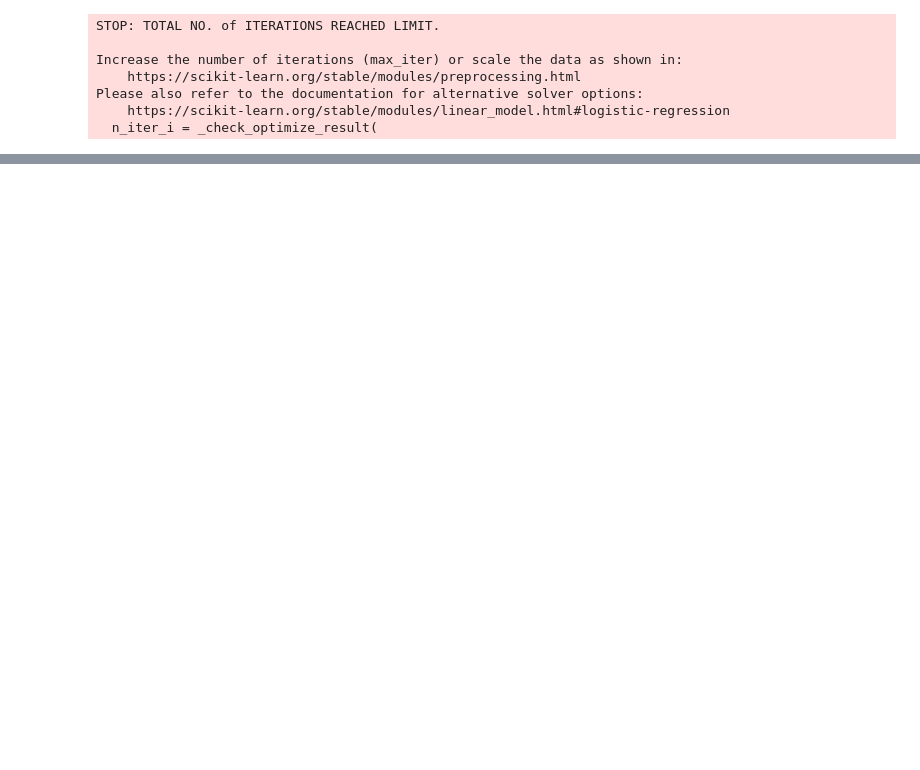
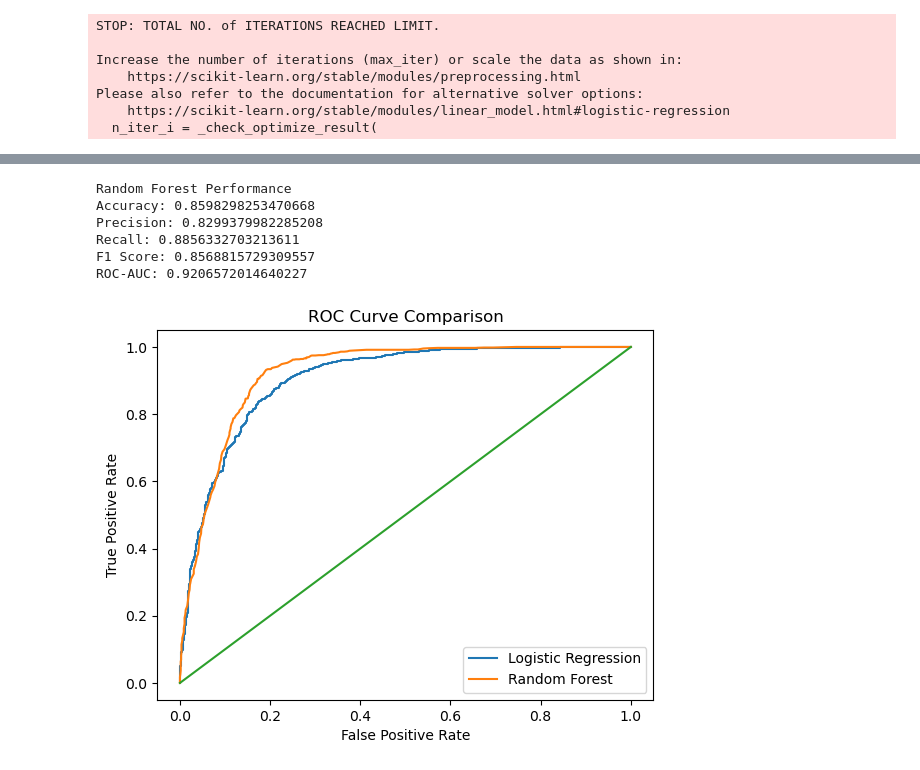
Before and after one commit to Vaishnavi-SP2854/marketing-funnel-intelligence, a Jupyter notebook: notebooks/03_feature_engineering.ipynb, the cells around one changed output, grey strips where cells are left out. Drawn from its saved outputs; the diff is of its cells as text; code cells hidden in the pictures; blank space fills up the shorter version.

Commit message:
real ml modeling

```diff
--- a/notebooks/03_feature_engineering.ipynb
+++ b/notebooks/03_feature_engineering.ipynb
@@ -63,0 +71,39 @@ print("ROC-AUC:", roc_auc_score(y_test, y_prob_log))
+# %%
+rf_model = RandomForestClassifier(
+    n_estimators=200,
+    random_state=42
+)
+
+rf_model.fit(X_train, y_train)
+
+y_pred_rf = rf_model.predict(X_test)
+y_prob_rf = rf_model.predict_proba(X_test)[:, 1]
+# %%
+print("Random Forest Performance")
+print("Accuracy:", accuracy_score(y_test, y_pred_rf))
+print("Precision:", precision_score(y_test, y_pred_rf))
+print("Recall:", recall_score(y_test, y_pred_rf))
+print("F1 Score:", f1_score(y_test, y_pred_rf))
+print("ROC-AUC:", roc_auc_score(y_test, y_prob_rf))
+# %% [output]
+Random Forest Performance
+Accuracy: 0.8598298253470668
+Precision: 0.8299379982285208
+Recall: 0.8856332703213611
+F1 Score: 0.8568815729309557
+ROC-AUC: 0.9206572014640227
+# %%
+fpr_log, tpr_log, _ = roc_curve(y_test, y_prob_log)
+fpr_rf, tpr_rf, _ = roc_curve(y_test, y_prob_rf)
+
+plt.figure()
+plt.plot(fpr_log, tpr_log, label="Logistic Regression")
+plt.plot(fpr_rf, tpr_rf, label="Random Forest")
+plt.plot([0,1], [0,1])
+plt.xlabel("False Positive Rate")
+plt.ylabel("True Positive Rate")
+plt.title("ROC Curve Comparison")
+plt.legend()
+plt.show()
+# %% [output]
+[figure, added]
```
Also changed, not shown: parts of 2 cells of this notebook.
